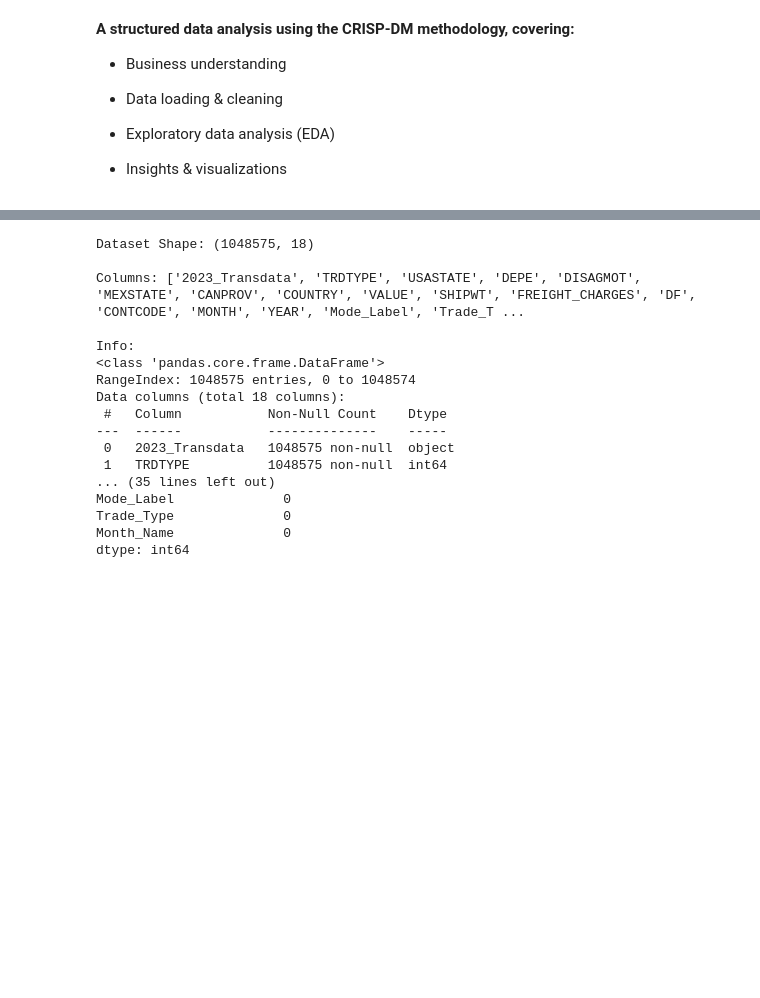
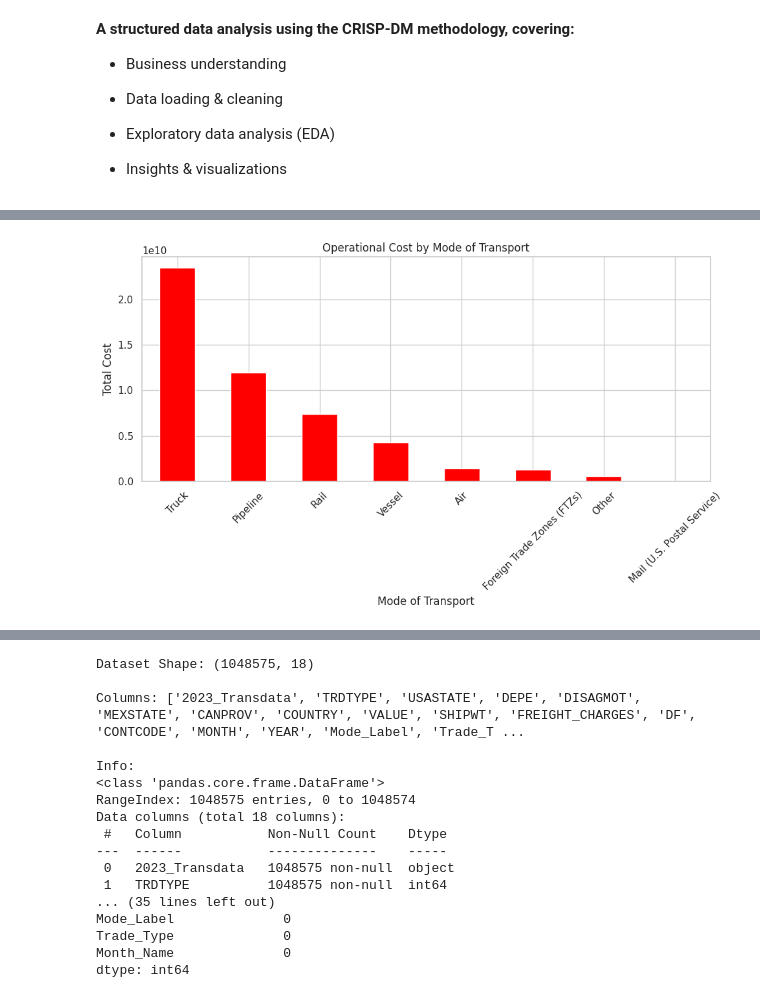
Before and after one commit to iamjustkay/-TransBorder-Freight-Data-Analysis-Project, a Jupyter notebook: Transport_Data_Analysis.ipynb, the cells around one changed output, grey strips where cells are left out. Drawn from its saved outputs; the diff is of its cells as text; code cells hidden in the pictures; blank space fills up the shorter version.

```diff
--- a/Transport_Data_Analysis.ipynb
+++ b/Transport_Data_Analysis.ipynb
@@ -20,0 +128,13 @@ sns.set(style="whitegrid")
+# %%
+# 3. Where are the most significant operational inefficiencies (e.g., cost)?
+if {'Mode_Label', 'FREIGHT_CHARGES'}.issubset(df.columns):
+    cost_summary = df.groupby('Mode_Label')['FREIGHT_CHARGES'].sum().sort_values(ascending=False)
+    cost_summary.plot(kind='bar', color='red', figsize=(10,6))
+    plt.title("Operational Cost by Mode of Transport")
+    plt.xlabel("Mode of Transport")
+    plt.xticks(rotation=45)
+    plt.ylabel("Total Cost")
+    plt.tight_layout()
+    plt.show()
+# %% [output]
+[figure, added]
```
Also changed, not shown: parts of 49 cells of this notebook.
